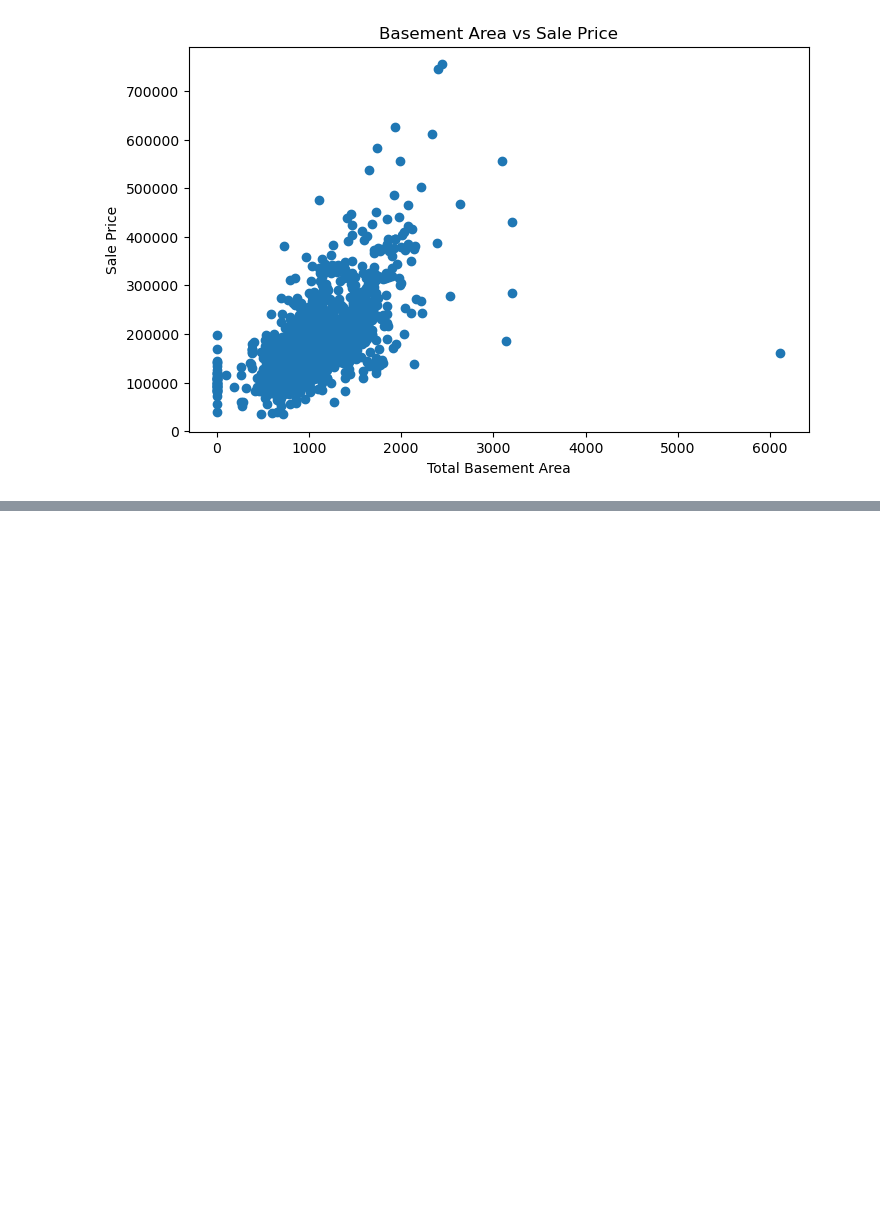
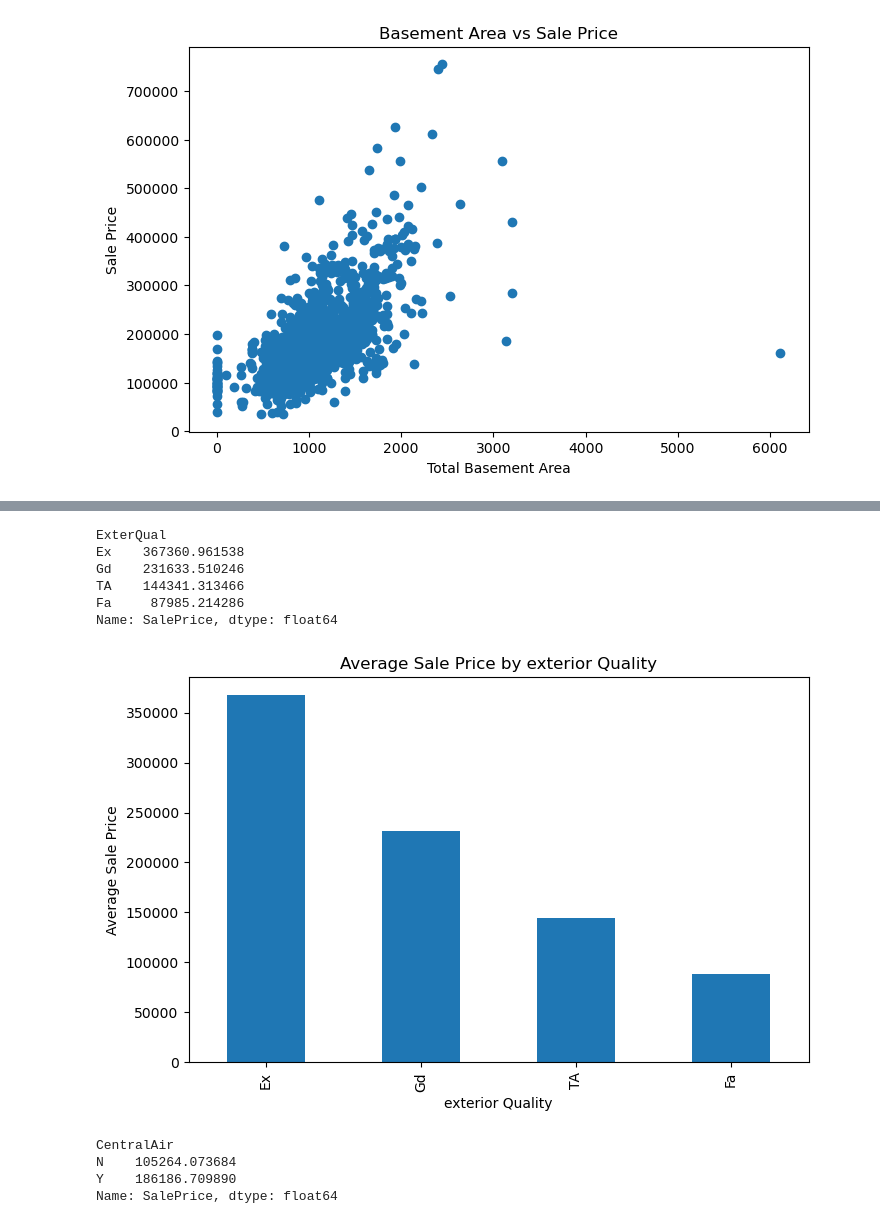
Before and after one commit to pawarsakshi6080-cloud/house-price-prediction-, a Jupyter notebook: notebook/house_price_prediction.ipynb, the cells around one changed output, grey strips where cells are left out. Cells and saved outputs as stored; diff of their text form; code cells hidden in the pictures; blank space fills up the shorter version.

```diff
--- a/notebook/house_price_prediction.ipynb
+++ b/notebook/house_price_prediction.ipynb
@@ -220,0 +306,27 @@ plt.show()
+# %%
+exterior_price = train.groupby('ExterQual')['SalePrice'].mean().sort_values(ascending=False)
+exterior_price             # analyzing quality related categorical varuable 1st- exterior price
+# %% [output]
+ExterQual
+Ex    367360.961538
+Gd    231633.510246
+TA    144341.313466
+Fa     87985.214286
+Name: SalePrice, dtype: float64
+# %%
+plt.figure(figsize=(8,5))
+exterior_price.plot(kind='bar')
+plt.xlabel('exterior Quality')
+plt.ylabel('Average Sale Price')
+plt.title('Average Sale Price by exterior Quality')
+plt.show()
+# %% [output]
+[figure, added]
+# %%
+central_air_price = train.groupby('CentralAir')['SalePrice'].mean()
+central_air_price       # Analyzing a simple categorical variable CentralAir
+# %% [output]
+CentralAir
+N    105264.073684
+Y    186186.709890
+Name: SalePrice, dtype: float64
```
Also changed, not shown: parts of 11 cells of this notebook.
